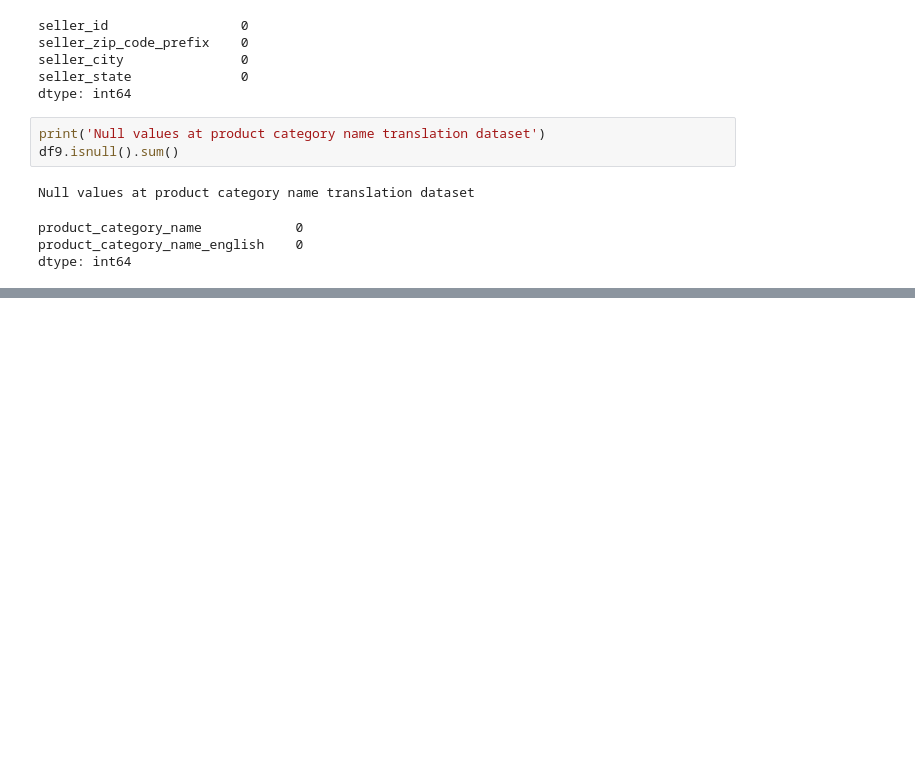
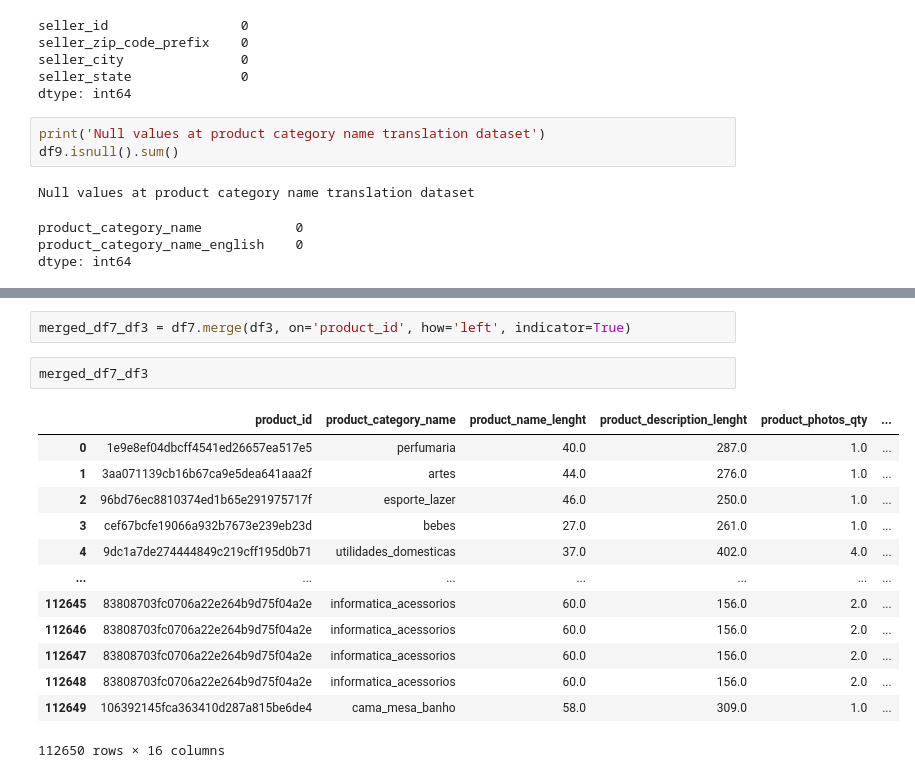
Before and after one commit to AliyarBhos/data-science-journey, a Jupyter notebook: 02_data_cleaning/Olist_data_cleaning_project.ipynb, the cells around one changed output, grey strips where cells are left out. Saved outputs shown, nothing was run; the diff lists cells and outputs as text; blank space fills up the shorter version.

```diff
--- a/02_data_cleaning/Olist_data_cleaning_project.ipynb
+++ b/02_data_cleaning/Olist_data_cleaning_project.ipynb
@@ -374,0 +479,18 @@ dtype: int64
+# %%
+merged_df7_df3 = df7.merge(df3, on='product_id', how='left', indicator=True)
+# %%
+merged_df7_df3
+# %% [output]
+|  | product_id | product_category_name | product_name_lenght | product_description_lenght | product_photos_qty | ... |
+| 0 | 1e9e8ef04dbcff4541ed26657ea517e5 | perfumaria | 40.0 | 287.0 | 1.0 | ... |
+| 1 | 3aa071139cb16b67ca9e5dea641aaa2f | artes | 44.0 | 276.0 | 1.0 | ... |
+| 2 | 96bd76ec8810374ed1b65e291975717f | esporte_lazer | 46.0 | 250.0 | 1.0 | ... |
+| 3 | cef67bcfe19066a932b7673e239eb23d | bebes | 27.0 | 261.0 | 1.0 | ... |
+| 4 | 9dc1a7de274444849c219cff195d0b71 | utilidades_domesticas | 37.0 | 402.0 | 4.0 | ... |
+| ... | ... | ... | ... | ... | ... | ... |
+| 112645 | 83808703fc0706a22e264b9d75f04a2e | informatica_acessorios | 60.0 | 156.0 | 2.0 | ... |
+| 112646 | 83808703fc0706a22e264b9d75f04a2e | informatica_acessorios | 60.0 | 156.0 | 2.0 | ... |
+| 112647 | 83808703fc0706a22e264b9d75f04a2e | informatica_acessorios | 60.0 | 156.0 | 2.0 | ... |
+| 112648 | 83808703fc0706a22e264b9d75f04a2e | informatica_acessorios | 60.0 | 156.0 | 2.0 | ... |
+| 112649 | 106392145fca363410d287a815be6de4 | cama_mesa_banho | 58.0 | 309.0 | 1.0 | ... |
+112650 rows × 16 columns
```
Also changed, not shown: parts of 23 cells of this notebook.
